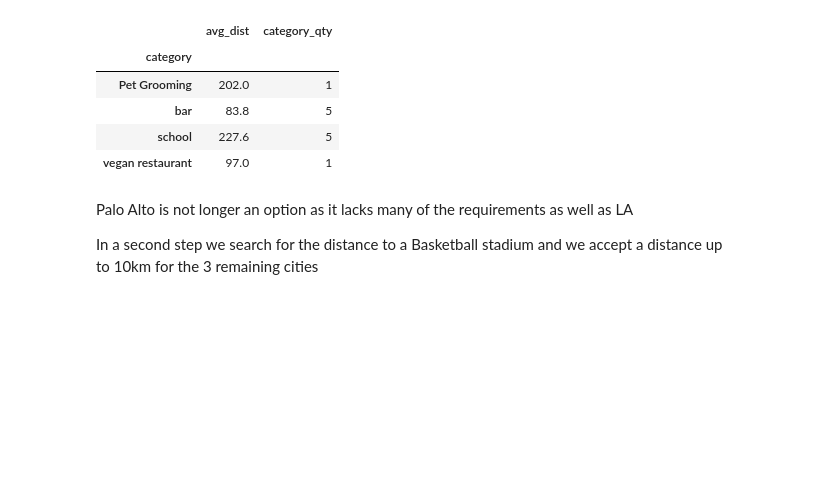
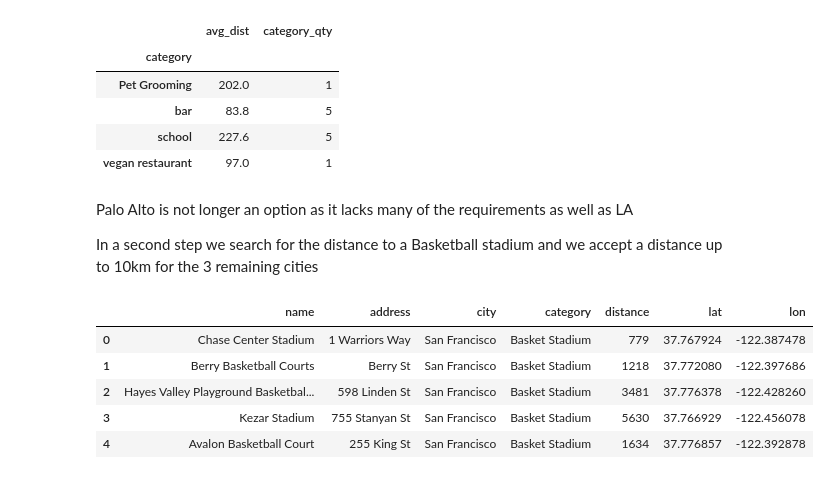
Before and after one commit to psaeztorres/PROJECT-III-Geolocalization, a Jupyter notebook: PROJECT -3.ipynb, the cells around one changed output. Drawn from its saved outputs; the diff is of its cells as text; code cells hidden in the pictures; blank space fills up the shorter version.

```diff
--- a/PROJECT -3.ipynb
+++ b/PROJECT -3.ipynb
@@ -188,7 +198,17 @@ LA_venues
 | bar | 83.8 | 5 |
 | school | 227.6 | 5 |
 | vegan restaurant | 97.0 | 1 |
-# %% [markdown]
-Palo Alto is not longer an option as it lacks many of the requirements as well as LA
-
-In a second step we search for the distance to a Basketball stadium and we accept a distance up to 10km for the 3 remaining cities
+# %% [markdown]
+Palo Alto is not longer an option as it lacks many of the requirements as well as LA
+
+In a second step we search for the distance to a Basketball stadium and we accept a distance up to 10km for the 3 remaining cities
+# %%
+SF_bk = sf.requests_for_foursquare_relevance ( 'Basket Stadium',37.761929979999955,-122.39218991688902, radius=10000, limit=5)
+SF_bk
+# %% [output]
+|  | name | address | city | category | distance | lat | lon |
+| 0 | Chase Center Stadium | 1 Warriors Way | San Francisco | Basket Stadium | 779 | 37.767924 | -122.387478 |
+| 1 | Berry Basketball Courts | Berry St | San Francisco | Basket Stadium | 1218 | 37.772080 | -122.397686 |
+| 2 | Hayes Valley Playground Basketbal... | 598 Linden St | San Francisco | Basket Stadium | 3481 | 37.776378 | -122.428260 |
+| 3 | Kezar Stadium | 755 Stanyan St | San Francisco | Basket Stadium | 5630 | 37.766929 | -122.456078 |
+| 4 | Avalon Basketball Court | 255 King St | San Francisco | Basket Stadium | 1634 | 37.776857 | -122.392878 |
```
Also changed, not shown: parts of 30 cells of this notebook, 9 other files.
